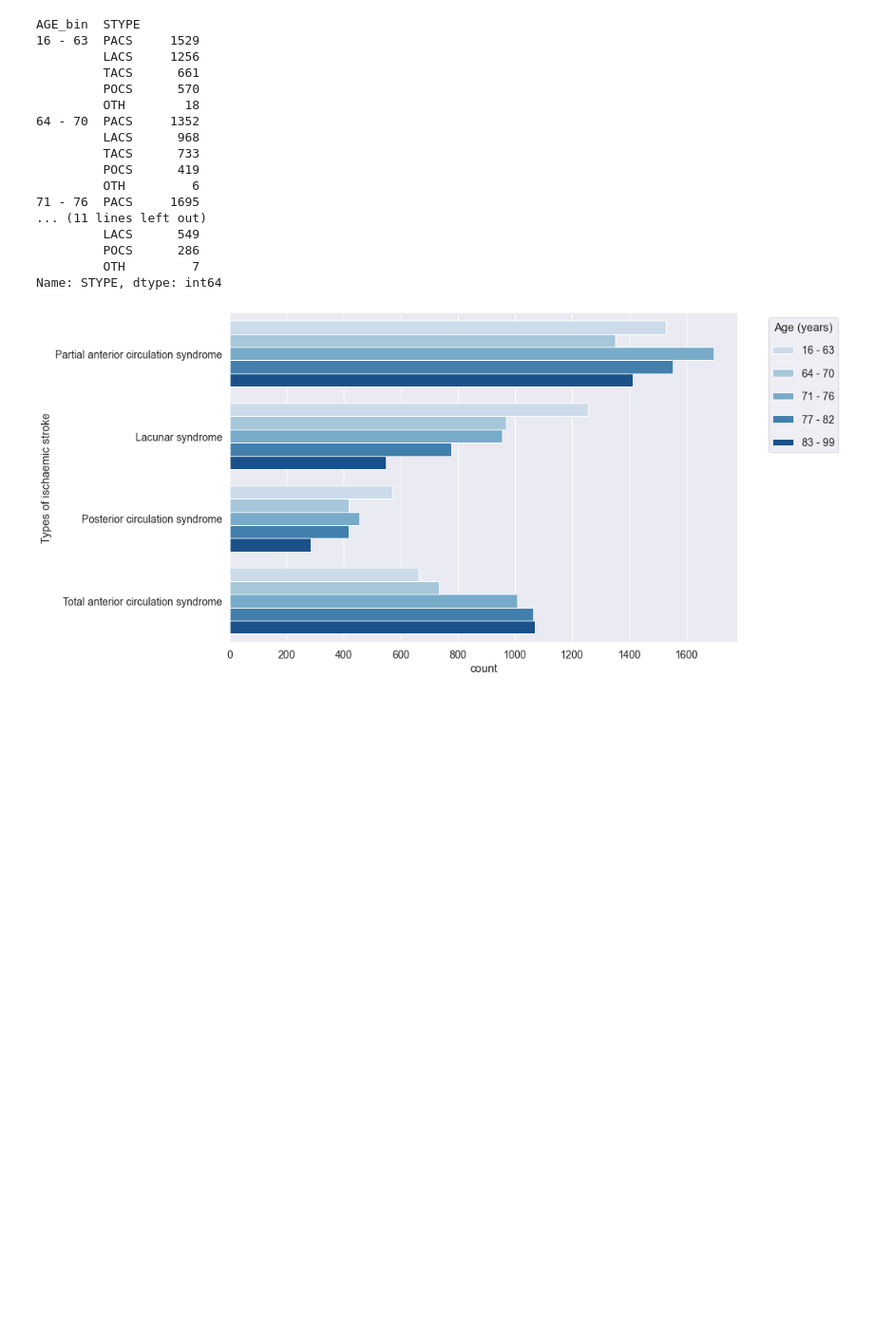
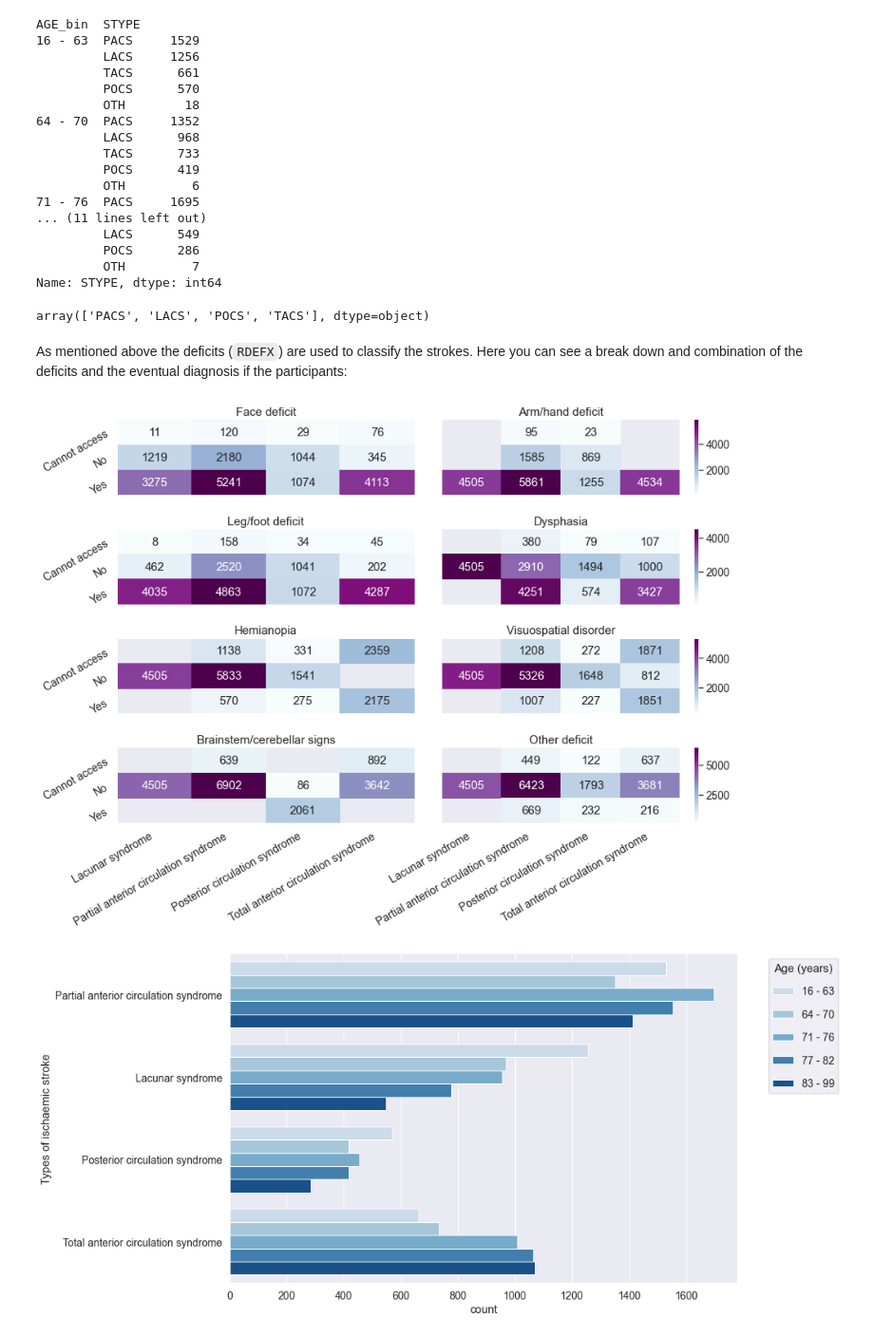
Before and after one commit to EnHaHB/Capstone, a Jupyter notebook: 02_IST_EDA.ipynb, the cells around one changed output. Shown at 95% size. Cells and saved outputs as stored; diff of their text form; code cells hidden in the pictures; blank space fills up the shorter version.

Commit message:
NB2, 4, 5, 6, functions, images

```diff
--- a/02_IST_EDA.ipynb
+++ b/02_IST_EDA.ipynb
@@ -510,3 +510,7 @@ Name: STYPE, dtype: int64
 # %%
 # Drop patients with STPYE == 'OTH' (only few patients with this diagnosis)
 df_type = df[df['STYPE'] != 'OTH']
+# %%
+df_type.STYPE.unique()
+# %% [output]
+array(['PACS', 'LACS', 'POCS', 'TACS'], dtype=object)
@@ -513,3 +542,48 @@ df_type = df[df['STYPE'] != 'OTH']
+# %% [markdown]
+As mentioned above the deficits (`RDEFX`) are used to classify the strokes. Here you can see a break down and combination of the deficits and the eventual diagnosis if the participants:
+# %%
+fig, ((ax1, ax2), (ax3, ax4), (ax5, ax6), (ax7, ax8)) = plt.subplots(4, 2, figsize=(12, 8), sharex=True, sharey=True)
+fig.tight_layout(h_pad=2)
+ylabels = ['Cannot access', 'No', 'Yes' ]
+xlabels = ['Lacunar syndrome', 'Partial anterior circulation syndrome', 'Posterior circulation syndrome', 'Total anterior circulation syndrome']
+
+sns.heatmap(stype_rdef1, annot = True, fmt = '.0f', ax = ax1, cmap="BuPu", cbar = False)
+ax1.set(xlabel=None, title = 'Face deficit', ylabel ='')
+ax1.set_yticklabels(ylabels, fontsize=14, rotation=30, ha= 'right')
+
+sns.heatmap(stype_rdef2, annot = True, fmt = '.0f', ax = ax2, cmap="BuPu")
+ax2.set(xlabel=None, title = 'Arm/hand deficit', yticklabels= ['Cannot access','No','Yes' ], ylabel ='')
+ax2.set_yticklabels(ylabels, fontsize=14, rotation=30, ha= 'right')
+
+sns.heatmap(stype_rdef3, annot = True, fmt = '.0f', ax = ax3, cmap="BuPu", cbar = False)
+ax3.set(xlabel=None, title = 'Leg/foot deficit', ylabel ='')
+ax3.set_yticklabels(ylabels, fontsize=14, rotation=30, ha= 'right')
+
+sns.heatmap(stype_rdef4, annot = True, fmt = '.0f', ax = ax4, cmap="BuPu")
+ax4.set(xlabel=None, title = 'Dysphasia', ylabel ='')
+ax4.set_yticklabels(ylabels, fontsize=14, rotation=30, ha= 'right')
+
+sns.heatmap(stype_rdef5, annot = True, fmt = '.0f', ax = ax5, cmap="BuPu", cbar = False)
+ax5.set(xlabel=None, title = 'Hemianopia',  ylabel ='')
+ax5.set_yticklabels(ylabels, fontsize=14, rotation=30, ha= 'right')
+
+sns.heatmap(stype_rdef6, annot = True, fmt = '.0f', ax = ax6, cmap="BuPu")
+ax6.set(xlabel=None, title ='Visuospatial disorder', ylabel ='')
+ax6.set_yticklabels(ylabels, fontsize=14, rotation=30, ha= 'right')
+
+sns.heatmap(stype_rdef7, annot = True, fmt = '.0f', ax = ax7, cmap="BuPu", cbar = False)
+ax7.set(xlabel=None, title = 'Brainstem/cerebellar signs', ylabel ='')
+ax7.set_yticklabels(ylabels, fontsize=14, rotation=30, ha= 'right')
+ax7.set_xticklabels(xlabels, fontsize=14, rotation=30, ha= 'right')
+
+sns.heatmap(stype_rdef8, annot = True, fmt = '.0f', ax = ax8, cmap="BuPu")
+ax8.set(xlabel=None, title = 'Other deficit', ylabel ='')
+ax8.set_yticklabels(ylabels, fontsize=14, rotation=30, ha= 'right')
+ax8.set_xticklabels(xlabels, fontsize=14, rotation=30, ha= 'right')
+
+plt.savefig("images/patients/rdef_stype_heat.png", bbox_inches="tight")
+# %% [output]
+[figure, added]
 # %%
 ax = sns.countplot(y = df_type.STYPE, hue= df_type.AGE_bin.sort_values(), palette = COLOR_AGE)
 ax.set(ylabel="Types of ischaemic stroke")
```
Also changed, not shown: parts of 2 cells of this notebook, 9 other files.
